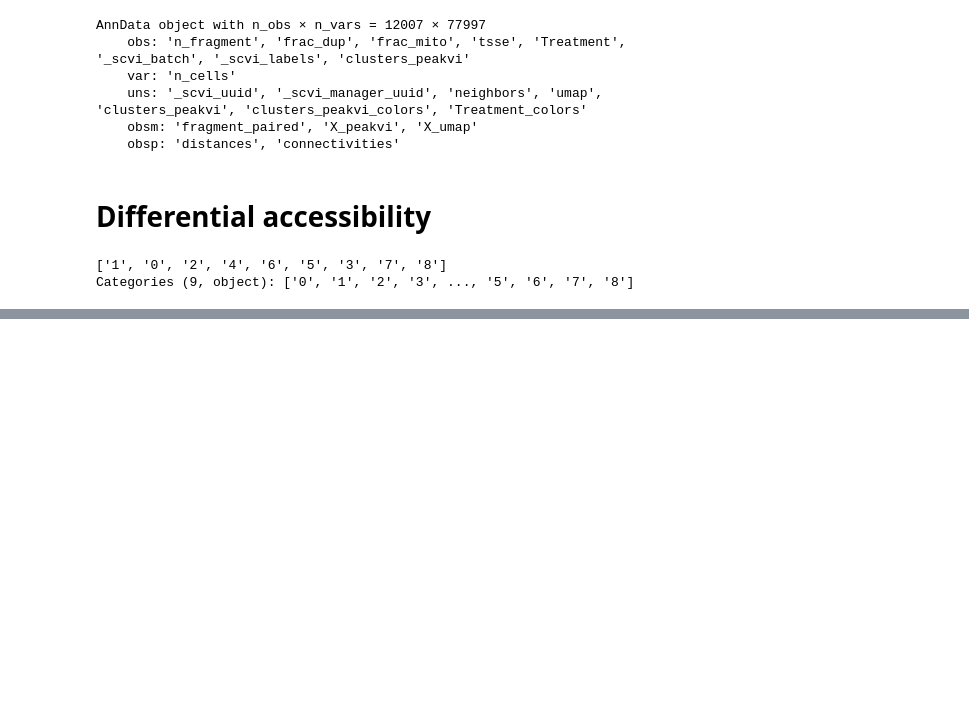
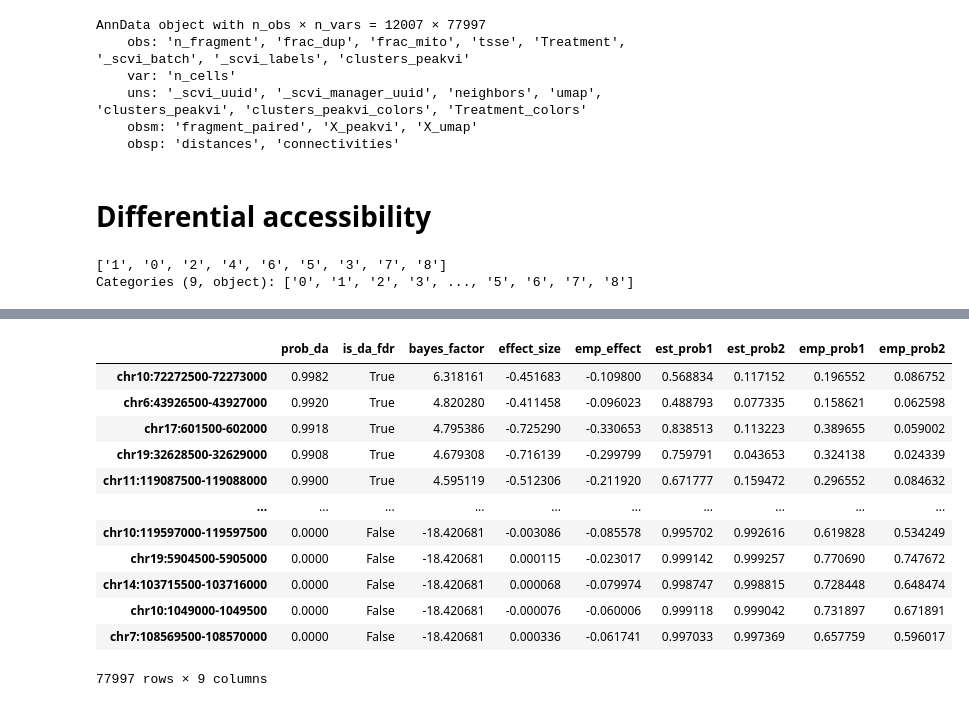
Before and after one commit to Droslj/scATAC-seq-complete-, a Jupyter notebook: scATAC_seq_(1)_scVI_exec.ipynb, the cells around one changed output, grey strips where cells are left out. Cells and saved outputs as stored; diff of their text form; code cells hidden in the pictures; blank space fills up the shorter version.

```diff
--- a/scATAC_seq_(1)_scVI_exec.ipynb
+++ b/scATAC_seq_(1)_scVI_exec.ipynb
@@ -330,0 +331,16 @@ da_res11
+# %%
+da_res12
+# %% [output]
+|  | prob_da | is_da_fdr | bayes_factor | effect_size | emp_effect | est_prob1 | est_prob2 | emp_prob1 | emp_prob2 |
+| chr10:72272500-72273000 | 0.9982 | True | 6.318161 | -0.451683 | -0.109800 | 0.568834 | 0.117152 | 0.196552 | 0.086752 |
+| chr6:43926500-43927000 | 0.9920 | True | 4.820280 | -0.411458 | -0.096023 | 0.488793 | 0.077335 | 0.158621 | 0.062598 |
+| chr17:601500-602000 | 0.9918 | True | 4.795386 | -0.725290 | -0.330653 | 0.838513 | 0.113223 | 0.389655 | 0.059002 |
+| chr19:32628500-32629000 | 0.9908 | True | 4.679308 | -0.716139 | -0.299799 | 0.759791 | 0.043653 | 0.324138 | 0.024339 |
+| chr11:119087500-119088000 | 0.9900 | True | 4.595119 | -0.512306 | -0.211920 | 0.671777 | 0.159472 | 0.296552 | 0.084632 |
+| ... | ... | ... | ... | ... | ... | ... | ... | ... | ... |
+| chr10:119597000-119597500 | 0.0000 | False | -18.420681 | -0.003086 | -0.085578 | 0.995702 | 0.992616 | 0.619828 | 0.534249 |
+| chr19:5904500-5905000 | 0.0000 | False | -18.420681 | 0.000115 | -0.023017 | 0.999142 | 0.999257 | 0.770690 | 0.747672 |
+| chr14:103715500-103716000 | 0.0000 | False | -18.420681 | 0.000068 | -0.079974 | 0.998747 | 0.998815 | 0.728448 | 0.648474 |
+| chr10:1049000-1049500 | 0.0000 | False | -18.420681 | -0.000076 | -0.060006 | 0.999118 | 0.999042 | 0.731897 | 0.671891 |
+| chr7:108569500-108570000 | 0.0000 | False | -18.420681 | 0.000336 | -0.061741 | 0.997033 | 0.997369 | 0.657759 | 0.596017 |
+77997 rows × 9 columns
```
Also changed, not shown: parts of 12 cells of this notebook.
